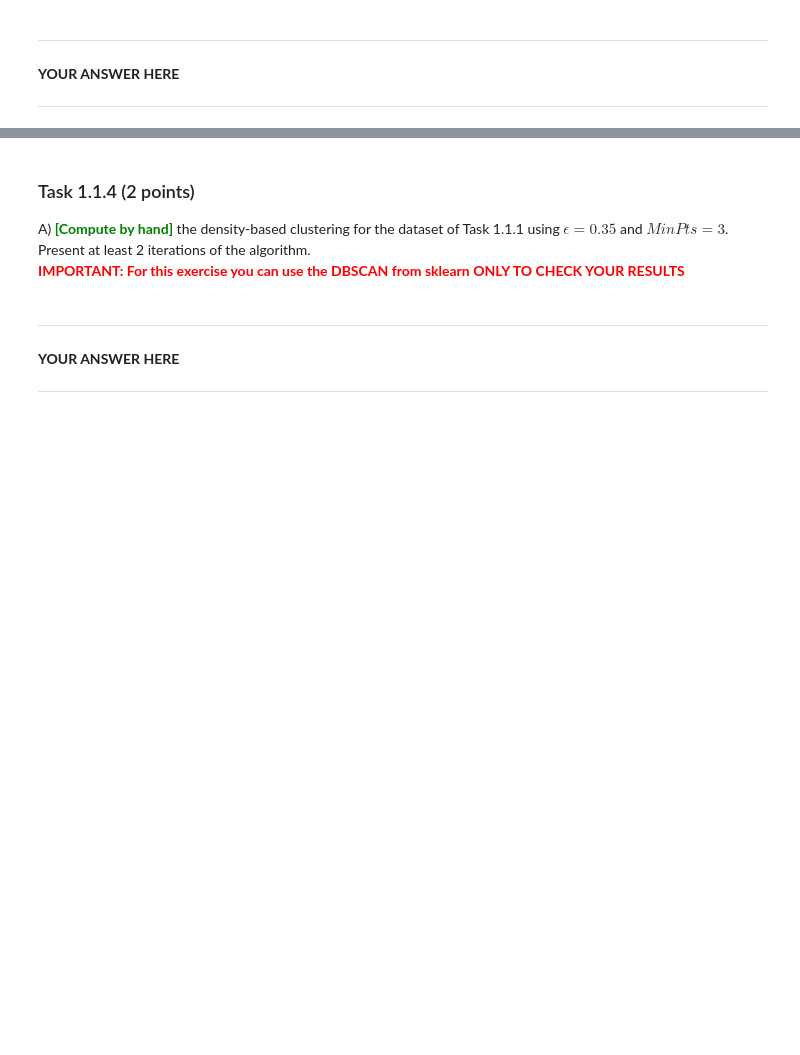
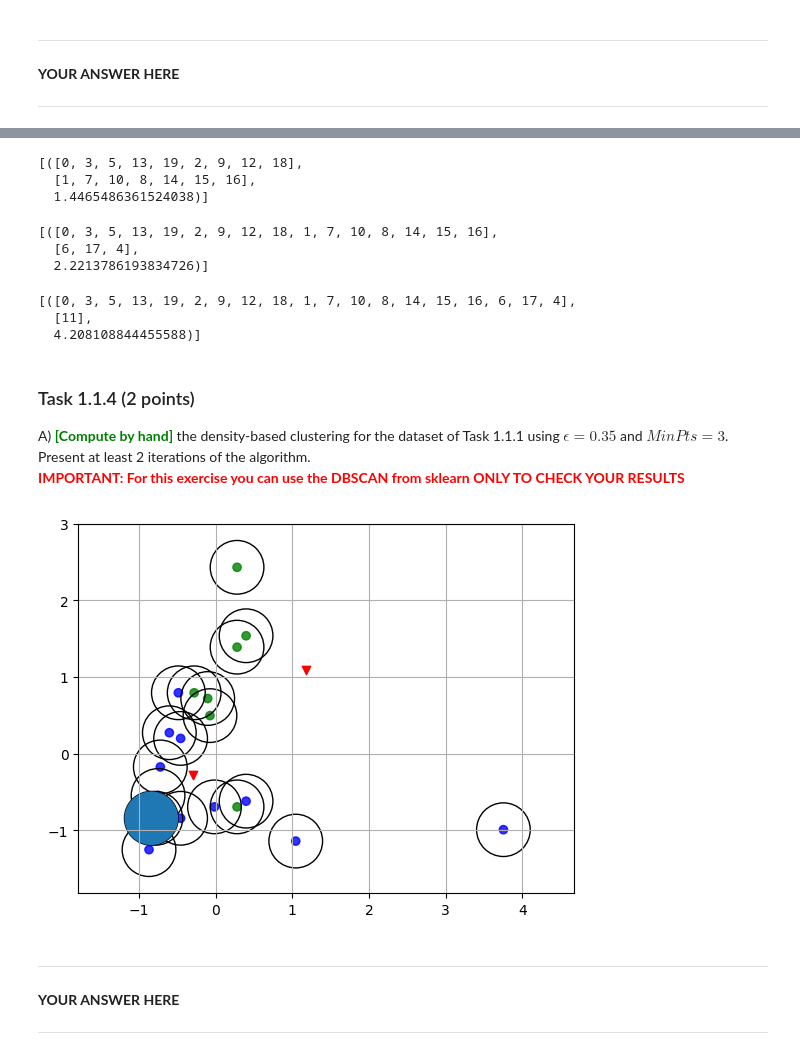
Before and after one commit to AnneKir/dm2023-exercises, a Jupyter notebook: handins/handin1.ipynb, the cells around one changed output, grey strips where cells are left out. Cells and saved outputs as stored; diff of their text form; code cells hidden in the pictures; blank space fills up the shorter version.

```diff
--- a/handins/handin1.ipynb
+++ b/handins/handin1.ipynb
@@ -110,4 +347,78 @@ B) How you explain the difference between the two cluster assignments in point A
+# %%
+clusters = [[0,3,5,13,19,2,9,12,18],[1,7,10,8,14,15,16],[11],[6,17,4]]
+distances=[]
+for idx, c in enumerate(clusters):
+    for idy, c2 in enumerate(clusters):
+        if idx!=idy:
+            distances.append((c,c2,dist_al(c,c2,X_scaled)))
+        # else:
+            # print(idx,idy)
+distances.sort(key= lambda a: a[2])
+distances[:1]
+# %% [output]
+[([0, 3, 5, 13, 19, 2, 9, 12, 18],
+  [1, 7, 10, 8, 14, 15, 16],
+  1.4465486361524038)]
+# %%
+clusters = [[0,3,5,13,19,2,9,12,18,1,7,10,8,14,15,16],[11],[6,17,4]]
+distances=[]
+for idx, c in enumerate(clusters):
+    for idy, c2 in enumerate(clusters):
+        if idx!=idy:
+            distances.append((c,c2,dist_al(c,c2,X_scaled)))
+        # else:
+            # print(idx,idy)
+distances.sort(key= lambda a: a[2])
+distances[:1]
+# %% [output]
+[([0, 3, 5, 13, 19, 2, 9, 12, 18, 1, 7, 10, 8, 14, 15, 16],
+  [6, 17, 4],
+  2.2213786193834726)]
+# %%
+clusters = [[0,3,5,13,19,2,9,12,18,1,7,10,8,14,15,16,6,17,4],[11]]
+distances=[]
+for idx, c in enumerate(clusters):
+    for idy, c2 in enumerate(clusters):
+        if idx!=idy:
+            distances.append((c,c2,dist_al(c,c2,X_scaled)))
+        # else:
+            # print(idx,idy)
+distances.sort(key= lambda a: a[2])
+distances[:1]
+# %% [output]
+[([0, 3, 5, 13, 19, 2, 9, 12, 18, 1, 7, 10, 8, 14, 15, 16, 6, 17, 4],
+  [11],
+  4.208108844455588)]
 # %% [markdown]
 ### Task 1.1.4 (2 points)
 A) <span style='color: green'>**\[Compute by hand\]**</span> the density-based clustering for the dataset of Task 1.1.1 using $\epsilon=0.35$ and $MinPts=3$. Present at least 2 iterations of the algorithm.<br>
 <font color='red'>**IMPORTANT: For this exercise you can use the DBSCAN from sklearn ONLY TO CHECK YOUR RESULTS**</font>
+# %%
+inint = np.array([[0,0.0], [1.,1.]])
+datapointsx = list(zip(X_scaled[:, 0],X_scaled[:, 1]))
+kmean = KMeans(n_clusters=2, random_state=RANDOM_SEED,init=inint).fit(datapointsx)
+kmean.labels_
+
+minPts = 3.0
+eps = 0.35
+
+color_map = {4:'Blue', 8:'Green'}
+X_kmeans = toy[["sulphates", "alcohol"]]
+
+scaler = StandardScaler().fit(X_kmeans)
+X_scaled = scaler.transform(X_kmeans)
+
+plt.scatter(X_scaled[:, 0], X_scaled[:, 1], alpha=0.8, c=toy['quality'].map(color_map))
+plt.grid()
+plt.axis('equal')
+plt.scatter([-0.2944425791929641], [-0.27295488541356433], marker="v", c="Red")
+plt.scatter([1.177770316771857], [1.0918195416542513], marker="v", c="Red")
+
+ax = plt.gca()
+for x in datapointsx:
+    circle = plt.Circle((x), 0.35, fill=False)
+    ax.add_patch(circle)
+ax.add_patch(plt.Circle((datapointsx[5][0],datapointsx[5][1]), 0.35))
+plt.show()
+# %% [output]
+[figure, added]
```
Also changed, not shown: parts of 29 cells of this notebook.
